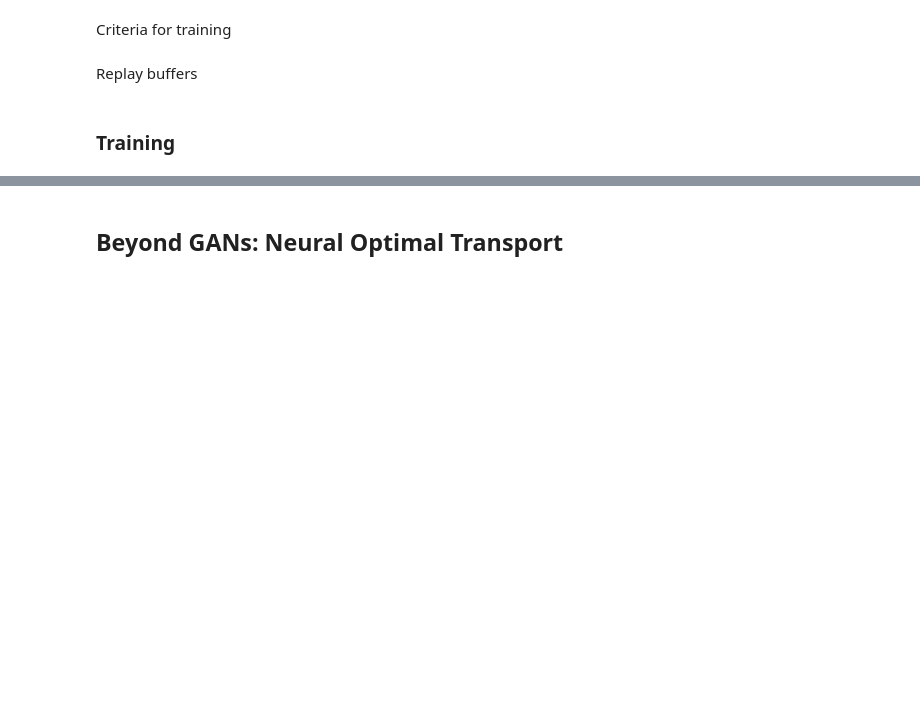
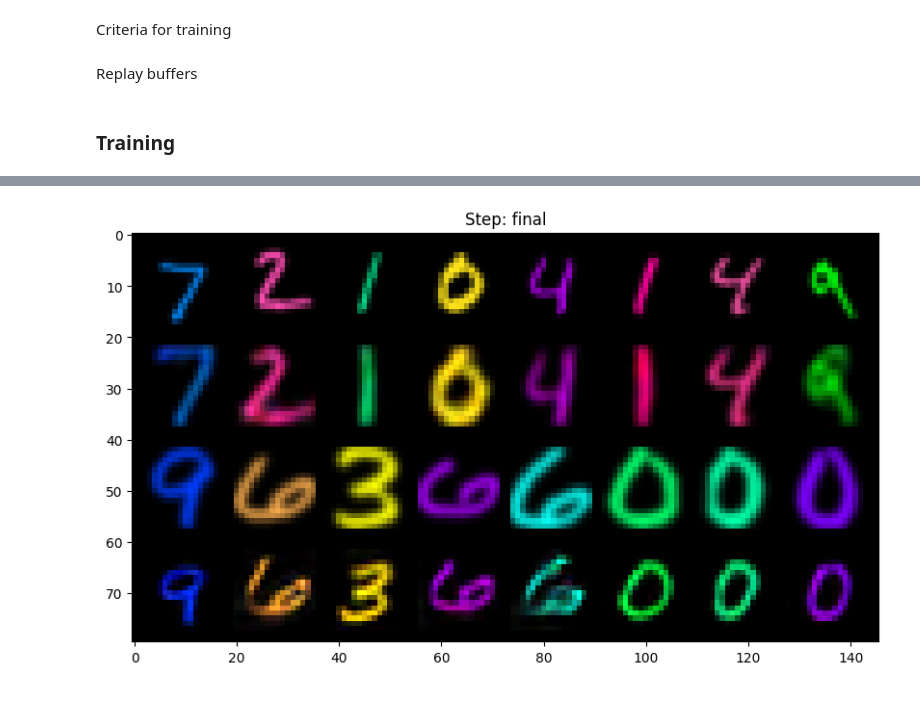
Before and after one commit to r-isachenko/2022-2023-DGM-MIPT-course, a Jupyter notebook: seminars/seminar11/seminar11_solutions.ipynb, the cells around one changed output, grey strips where cells are left out. Saved outputs shown, nothing was run; the diff lists cells and outputs as text; code cells hidden in the pictures; blank space fills up the shorter version.

```diff
--- a/seminars/seminar11/seminar11_solutions.ipynb
+++ b/seminars/seminar11/seminar11_solutions.ipynb
@@ -616,5 +628,7 @@ for step in tqdm(range(MAX_STEPS)):
 # %%
-# show_cyclegan_images('final')
+show_cyclegan_images('final')
+# %% [output]
+[figure, added]
 # %% [markdown]
-## Beyond GANs: Neural Optimal Transport
+<!-- ## Beyond GANs: Neural Optimal Transport  -->
 # %% [markdown]
```
Also changed, not shown: parts of 5 cells of this notebook, 2 other files.
